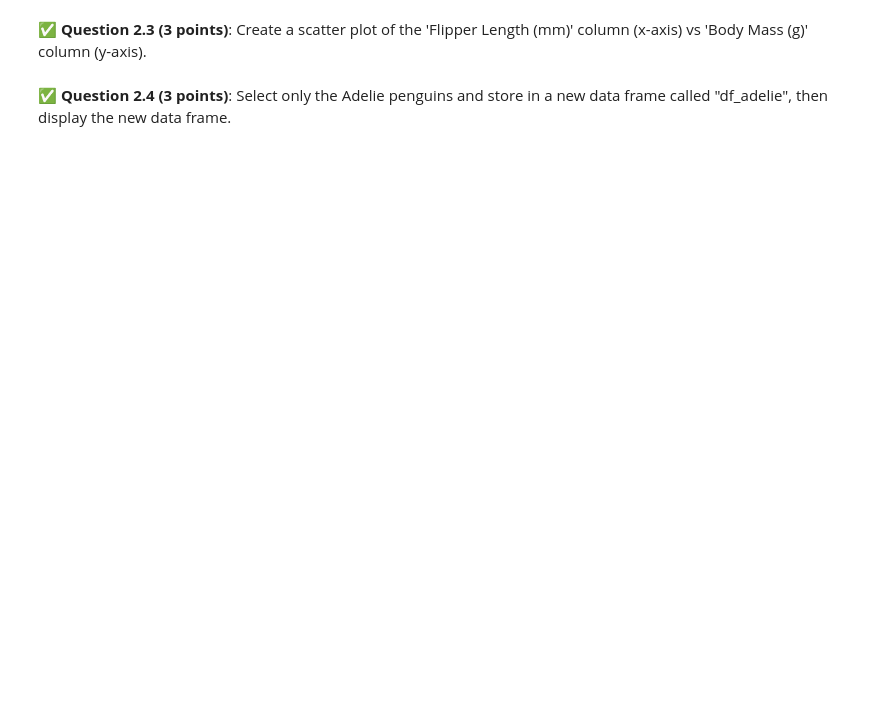
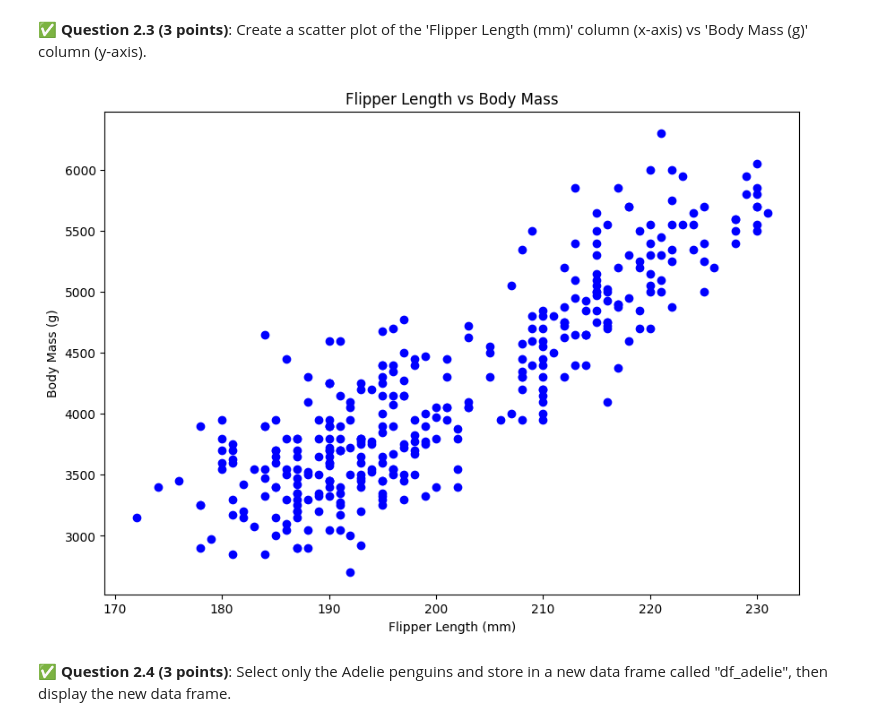
Before and after one commit to Brendanhhh/cmse202-s24-turnin, a Jupyter notebook: midterm/CMSE202-Midterm-Section001-STUDENT.ipynb, the cells around one changed output. Drawn from its saved outputs; the diff is of its cells as text; code cells hidden in the pictures; blank space fills up the shorter version.

```diff
--- a/midterm/CMSE202-Midterm-Section001-STUDENT.ipynb
+++ b/midterm/CMSE202-Midterm-Section001-STUDENT.ipynb
@@ -81,3 +83,6 @@ What is the Unix command we have learned in this course that can be used to down
 **Hint:** .data file can be loaded the same way as .csv file using Pandas.
 # %%
 ### Put your code here:
+import pandas as pd
+df = pd.read_csv('penguins.csv')
+df
@@ -88,3 +105,16 @@ What is the Unix command we have learned in this course that can be used to down
+# %%
+### Put your code here:
+import matplotlib.pyplot as plt
+fig = plt.figure(figsize = (10,7))
+x = df['Flipper Length (mm)']
+y = df['Body Mass (g)']
+plt.scatter(x,y,color = 'blue')
+plt.xlabel('Flipper Length (mm)')
+plt.ylabel('Body Mass (g)')
+plt.title('Flipper Length vs Body Mass')
+plt.show()
+# %% [output]
+[figure, added]
 # %% [markdown]
 &#9989; **Question 2.4 (3 points)**: Select only the Adelie penguins and store in a new data frame called "df_adelie", then display the new data frame.
 # %%
```
Also changed, not shown: parts of 8 cells of this notebook, 1 other file.
